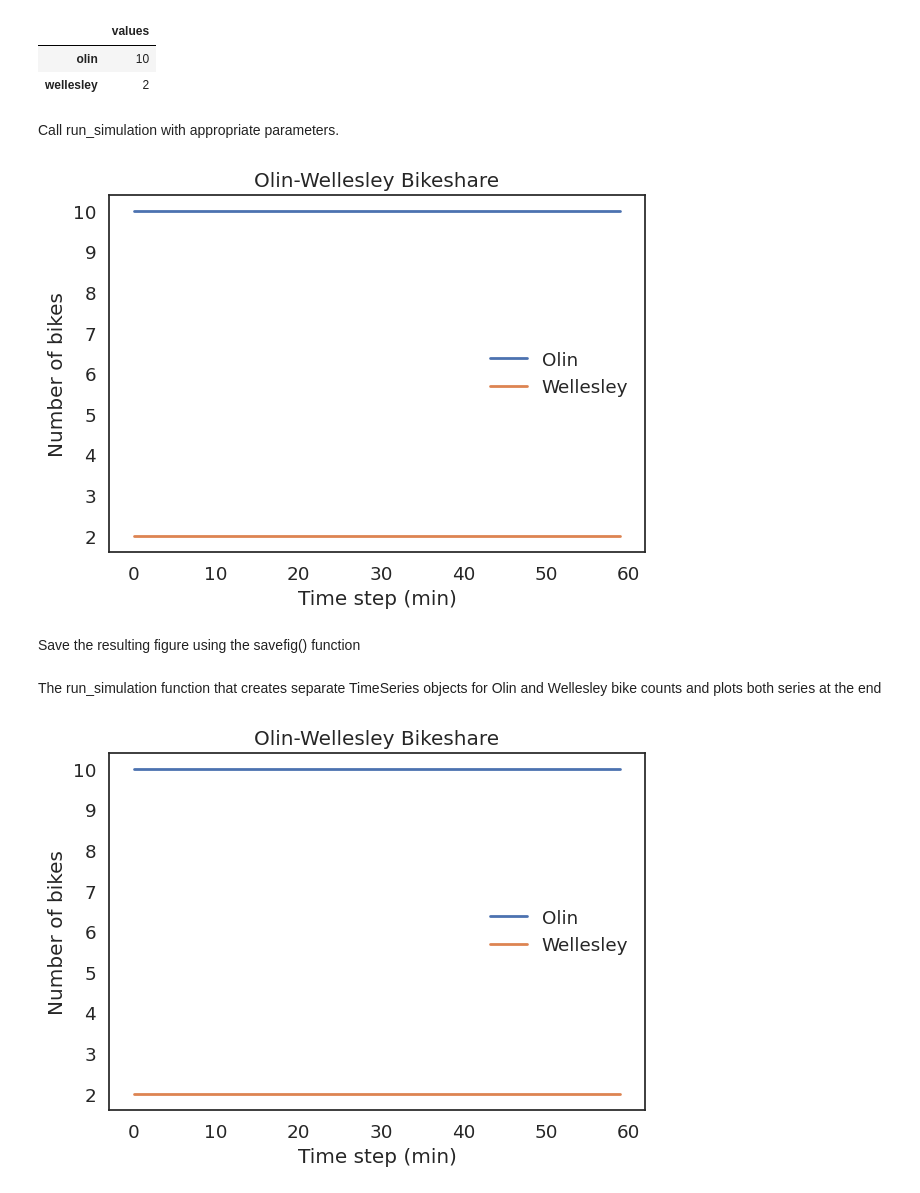
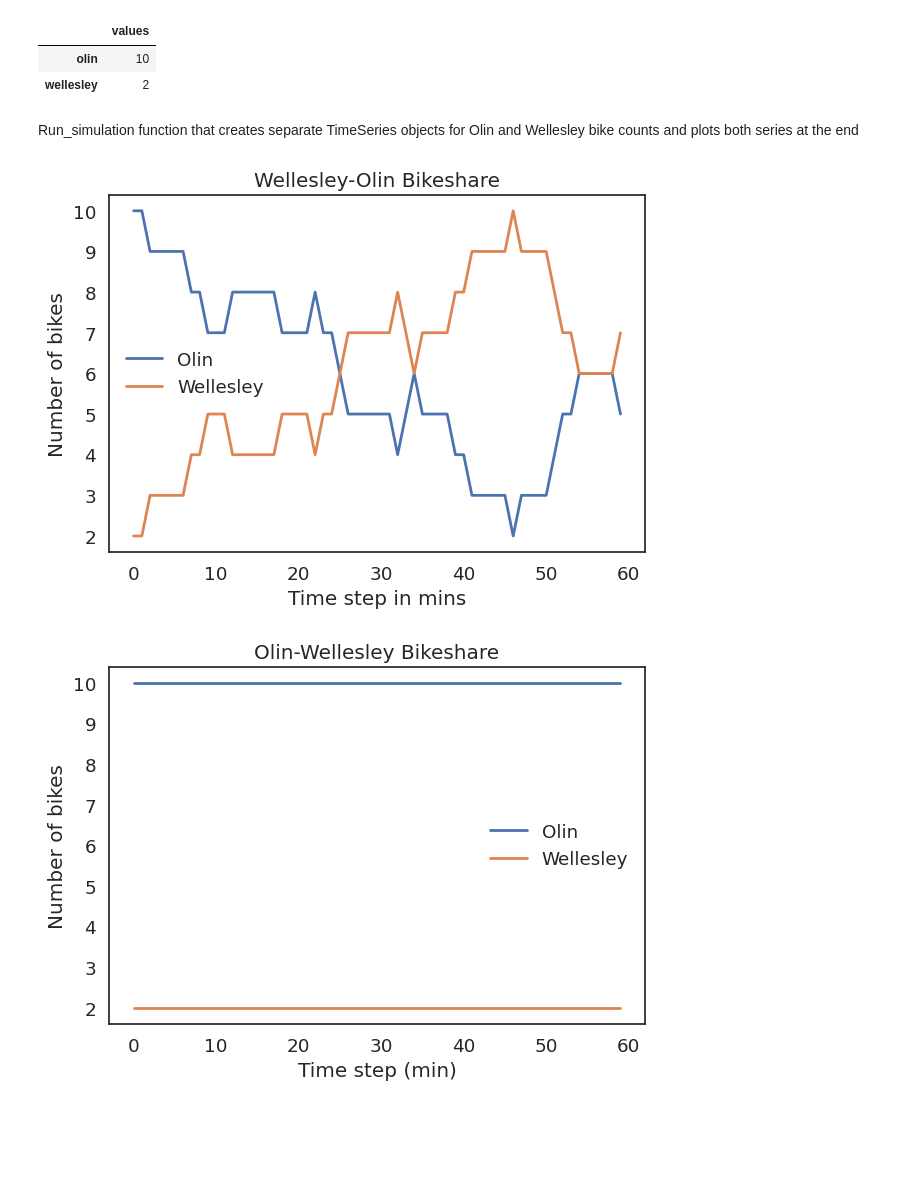
Before and after one commit to waheeb123/Data_604_homeworks, a Jupyter notebook: notebooks/chap02.ipynb, the cells around one changed output. Saved outputs shown, nothing was run; the diff lists cells and outputs as text; code cells hidden in the pictures; blank space fills up the shorter version.

```diff
--- a/notebooks/chap02.ipynb
+++ b/notebooks/chap02.ipynb
@@ -497,16 +497,32 @@ bikeshare = State(olin=10, wellesley=2)
 |  | values |
 | olin | 10 |
 | wellesley | 2 |
-# %% [markdown]
-Call run_simulation with appropriate parameters.
+# %% [markdown]
+Run_simulation function that creates separate TimeSeries objects for Olin and Wellesley bike counts and plots both series at the end
+# %%
+# Create function run_simulation
+
+def run_simulation(p1, p2, num_steps):
+    olin = TimeSeries()
+    wellesley = TimeSeries()
+
+    for i in range(num_steps):
+        step(p1, p2)
+        olin[i] = bikeshare.olin
+        wellesley[i] = bikeshare.wellesley
+
+    plot(olin, label='Olin')
+    plot(wellesley, label='Wellesley')
+    decorate(title='Wellesley-Olin Bikeshare',
+             xlabel='Time step in mins',
+             ylabel='Number of bikes')
 # %%
+# Call function run_simulation
+
+bikeshare = State(olin=10, wellesley=2)
 run_simulation(0.3, 0.2, 60)
 # %% [output]
-[figure, old version]
+[figure, new version]
-# %% [markdown]
-Save the resulting figure using the savefig() function
-# %% [markdown]
-The run_simulation function that creates separate TimeSeries objects for Olin and Wellesley bike counts and plots both series at the end
 # %%
 def run_simulation(p1, p2, num_steps):
     olin_results = TimeSeries()
```
